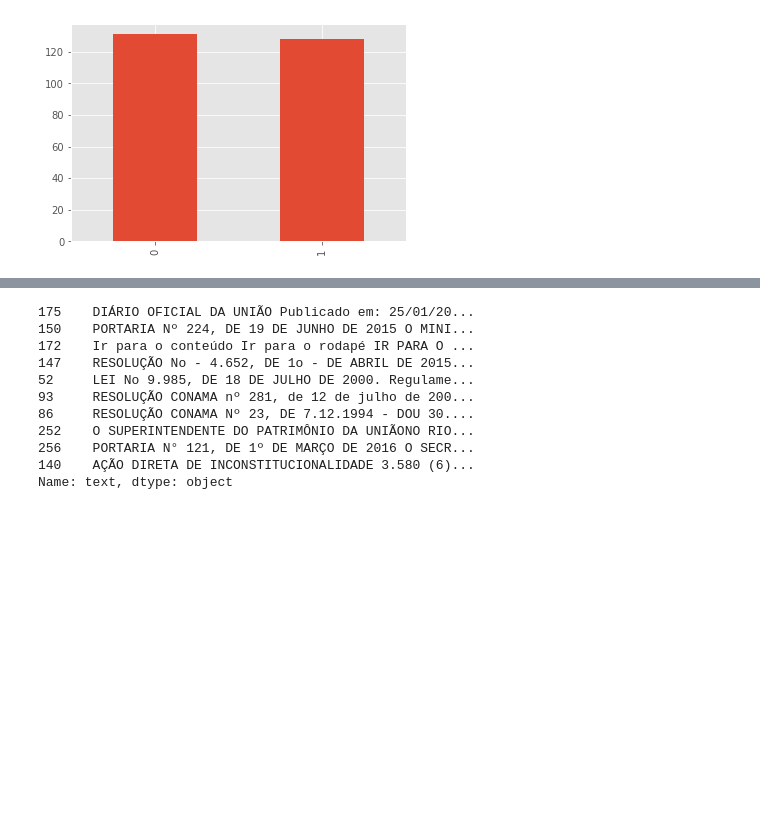
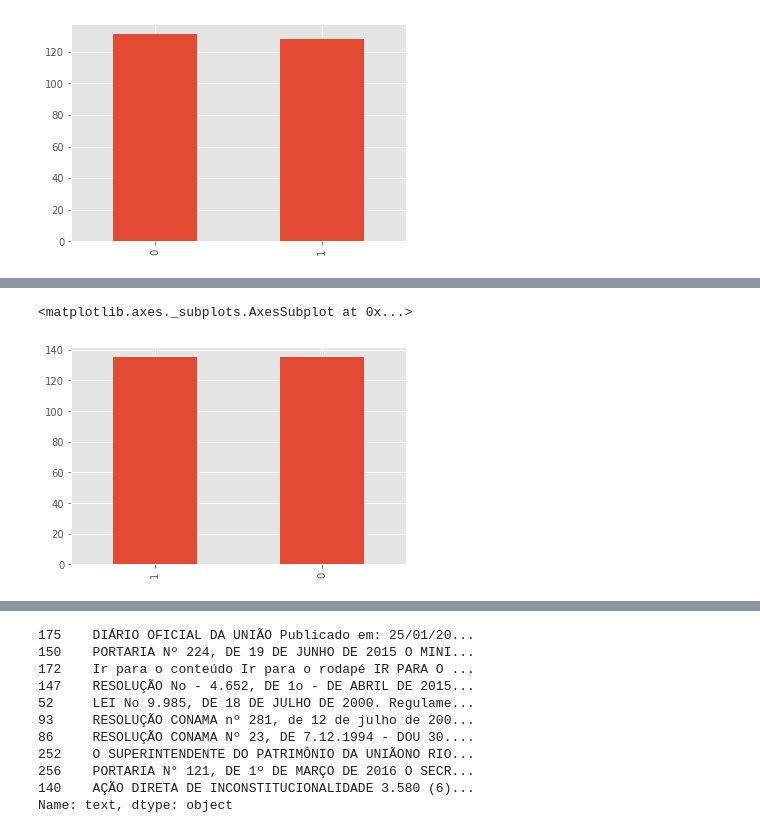
Before and after one commit to leoexcelsus/siglla_phase2, a Jupyter notebook: siglla.ipynb, the cells around one changed output, grey strips where cells are left out. Drawn from its saved outputs; the diff is of its cells as text; code cells hidden in the pictures; blank space fills up the shorter version.

```diff
--- a/siglla.ipynb
+++ b/siglla.ipynb
@@ -75,0 +83,5 @@ df.value.value_counts().plot(kind='bar')
+# %%
+df_uf.value.value_counts().plot(kind='bar')
+# %% [output]
+<matplotlib.axes._subplots.AxesSubplot at 0x...>
+[figure, added]
```
Also changed, not shown: parts of 61 cells of this notebook.
